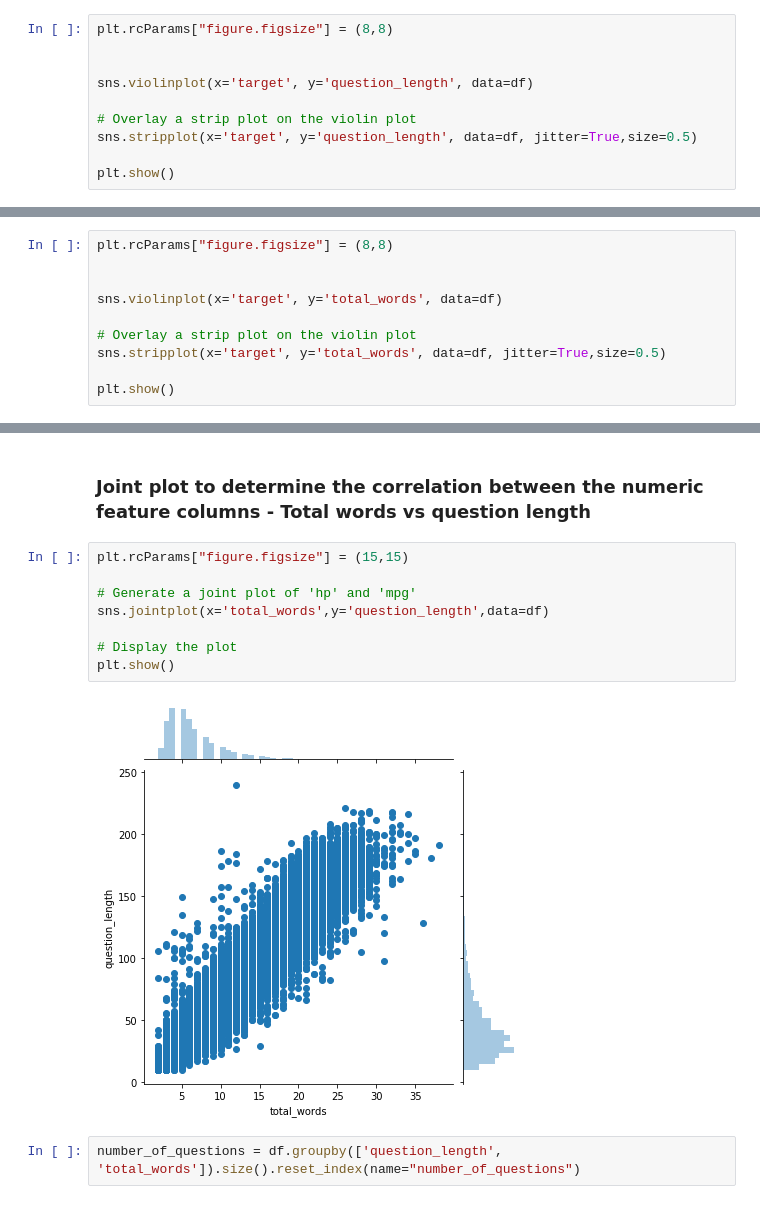
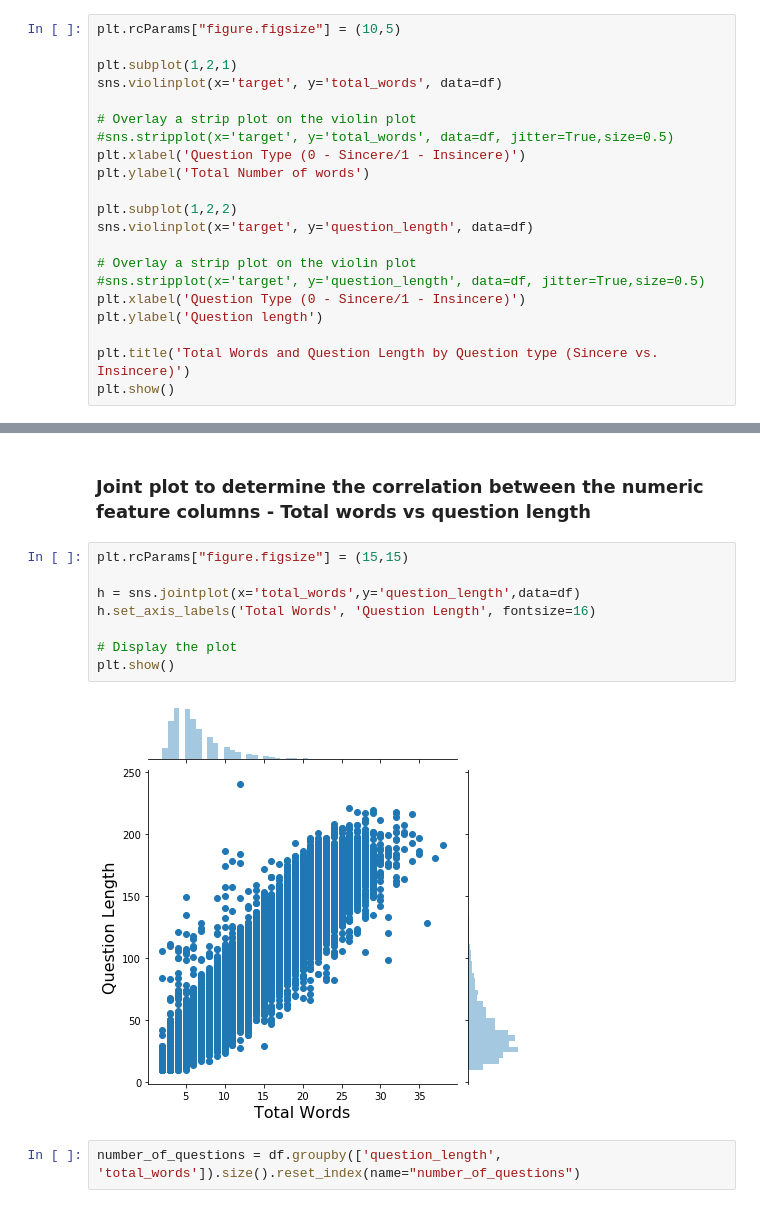
Before and after one commit to shalin4788/Springboard-Do-not-refer-, a Jupyter notebook: Capstone Two/EDA_Quora Insincere Capstone Data.ipynb, the cells around one changed output, grey strips where cells are left out. Saved outputs shown, nothing was run; the diff lists cells and outputs as text.

```diff
--- a/Capstone Two/EDA_Quora Insincere Capstone Data.ipynb
+++ b/Capstone Two/EDA_Quora Insincere Capstone Data.ipynb
@@ -162,13 +162,24 @@ To evaluate the spread of questions across:
 - 'Length of questions' grouped horizontally by 'Sincere vs Insincere questions'
 - 'Total number of words' grouped horizontally by 'Sincere vs Insincere questions'
 # %%
-plt.rcParams["figure.figsize"] = (8,8)
+plt.rcParams["figure.figsize"] = (10,5)
 
+plt.subplot(1,2,1)
+sns.violinplot(x='target', y='total_words', data=df)
 
+# Overlay a strip plot on the violin plot
+#sns.stripplot(x='target', y='total_words', data=df, jitter=True,size=0.5)
+plt.xlabel('Question Type (0 - Sincere/1 - Insincere)')
+plt.ylabel('Total Number of words')
+
+plt.subplot(1,2,2)
 sns.violinplot(x='target', y='question_length', data=df)
 
 # Overlay a strip plot on the violin plot
-sns.stripplot(x='target', y='question_length', data=df, jitter=True,size=0.5)
+#sns.stripplot(x='target', y='question_length', data=df, jitter=True,size=0.5)
+plt.xlabel('Question Type (0 - Sincere/1 - Insincere)')
+plt.ylabel('Question length')
 
+plt.title('Total Words and Question Length by Question type (Sincere vs. Insincere)')
 plt.show()
 # %% [output]
@@ -176,10 +186,0 @@ plt.show()
-# %%
-plt.rcParams["figure.figsize"] = (8,8)
-
-
-sns.violinplot(x='target', y='total_words', data=df)
-
-# Overlay a strip plot on the violin plot
-sns.stripplot(x='target', y='total_words', data=df, jitter=True,size=0.5)
-
-plt.show()
@@ -190,13 +189,13 @@ plt.show()
 # %%
 plt.rcParams["figure.figsize"] = (15,15)
 
-# Generate a joint plot of 'hp' and 'mpg'
-sns.jointplot(x='total_words',y='question_length',data=df)
+h = sns.jointplot(x='total_words',y='question_length',data=df)
+h.set_axis_labels('Total Words', 'Question Length', fontsize=16)
 
 # Display the plot
 plt.show()
 # %% [output]
-[figure, old version]
+[figure, new version]
 # %%
 number_of_questions = df.groupby(['question_length', 'total_words']).size().reset_index(name="number_of_questions")
 # %%
```
Also changed, not shown: parts of 9 cells of this notebook.
